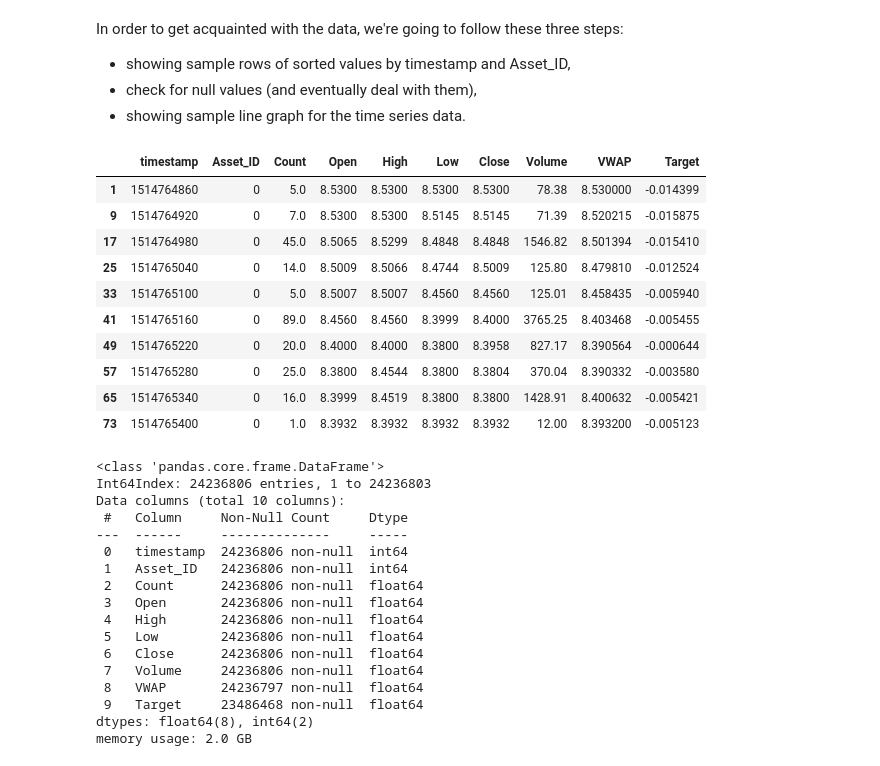
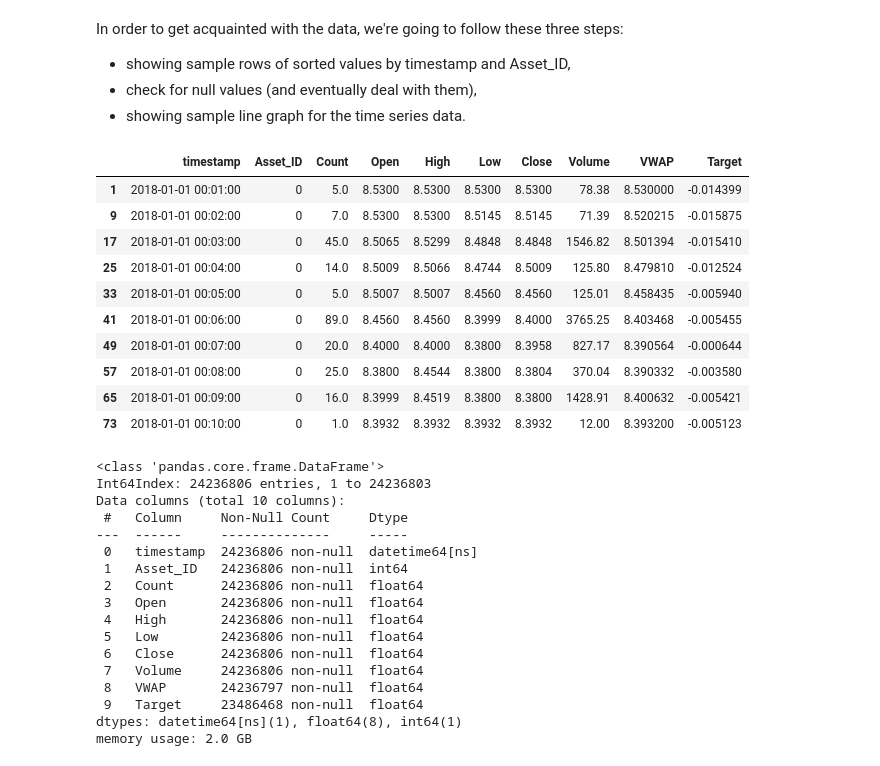
Before and after one commit to tfranza/crypto-forecasting, a Jupyter notebook: eda.ipynb, the cells around one changed output. Saved outputs shown, nothing was run; the diff lists cells and outputs as text; code cells hidden in the pictures.

```diff
--- a/eda.ipynb
+++ b/eda.ipynb
@@ -54,21 +54,21 @@ In order to get acquainted with the data, we're going to follow these three step
 - check for null values (and eventually deal with them),
 - showing sample line graph for the time series data.
 # %%
-#train['timestamp'] = pd.to_datetime(train['timestamp'], unit='ns')
+train['timestamp'] = train['timestamp'].astype('datetime64[s]')
 train.sort_values(['Asset_ID', 'timestamp'], inplace=True)
 train.head(10)
 # %% [output]
 |  | timestamp | Asset_ID | Count | Open | High | Low | Close | Volume | VWAP | Target |
-| 1 | 1514764860 | 0 | 5.0 | 8.5300 | 8.5300 | 8.5300 | 8.5300 | 78.38 | 8.530000 | -0.014399 |
-| 9 | 1514764920 | 0 | 7.0 | 8.5300 | 8.5300 | 8.5145 | 8.5145 | 71.39 | 8.520215 | -0.015875 |
-| 17 | 1514764980 | 0 | 45.0 | 8.5065 | 8.5299 | 8.4848 | 8.4848 | 1546.82 | 8.501394 | -0.015410 |
-| 25 | 1514765040 | 0 | 14.0 | 8.5009 | 8.5066 | 8.4744 | 8.5009 | 125.80 | 8.479810 | -0.012524 |
-| 33 | 1514765100 | 0 | 5.0 | 8.5007 | 8.5007 | 8.4560 | 8.4560 | 125.01 | 8.458435 | -0.005940 |
-| 41 | 1514765160 | 0 | 89.0 | 8.4560 | 8.4560 | 8.3999 | 8.4000 | 3765.25 | 8.403468 | -0.005455 |
-| 49 | 1514765220 | 0 | 20.0 | 8.4000 | 8.4000 | 8.3800 | 8.3958 | 827.17 | 8.390564 | -0.000644 |
-| 57 | 1514765280 | 0 | 25.0 | 8.3800 | 8.4544 | 8.3800 | 8.3804 | 370.04 | 8.390332 | -0.003580 |
-| 65 | 1514765340 | 0 | 16.0 | 8.3999 | 8.4519 | 8.3800 | 8.3800 | 1428.91 | 8.400632 | -0.005421 |
-| 73 | 1514765400 | 0 | 1.0 | 8.3932 | 8.3932 | 8.3932 | 8.3932 | 12.00 | 8.393200 | -0.005123 |
+| 1 | 2018-01-01 00:01:00 | 0 | 5.0 | 8.5300 | 8.5300 | 8.5300 | 8.5300 | 78.38 | 8.530000 | -0.014399 |
+| 9 | 2018-01-01 00:02:00 | 0 | 7.0 | 8.5300 | 8.5300 | 8.5145 | 8.5145 | 71.39 | 8.520215 | -0.015875 |
+| 17 | 2018-01-01 00:03:00 | 0 | 45.0 | 8.5065 | 8.5299 | 8.4848 | 8.4848 | 1546.82 | 8.501394 | -0.015410 |
+| 25 | 2018-01-01 00:04:00 | 0 | 14.0 | 8.5009 | 8.5066 | 8.4744 | 8.5009 | 125.80 | 8.479810 | -0.012524 |
+| 33 | 2018-01-01 00:05:00 | 0 | 5.0 | 8.5007 | 8.5007 | 8.4560 | 8.4560 | 125.01 | 8.458435 | -0.005940 |
+| 41 | 2018-01-01 00:06:00 | 0 | 89.0 | 8.4560 | 8.4560 | 8.3999 | 8.4000 | 3765.25 | 8.403468 | -0.005455 |
+| 49 | 2018-01-01 00:07:00 | 0 | 20.0 | 8.4000 | 8.4000 | 8.3800 | 8.3958 | 827.17 | 8.390564 | -0.000644 |
+| 57 | 2018-01-01 00:08:00 | 0 | 25.0 | 8.3800 | 8.4544 | 8.3800 | 8.3804 | 370.04 | 8.390332 | -0.003580 |
+| 65 | 2018-01-01 00:09:00 | 0 | 16.0 | 8.3999 | 8.4519 | 8.3800 | 8.3800 | 1428.91 | 8.400632 | -0.005421 |
+| 73 | 2018-01-01 00:10:00 | 0 | 1.0 | 8.3932 | 8.3932 | 8.3932 | 8.3932 | 12.00 | 8.393200 | -0.005123 |
 # %%
 train.info(show_counts=True)
 # %% [output]
@@ -77,7 +77,7 @@ Int64Index: 24236806 entries, 1 to 24236803
 Data columns (total 10 columns):
  #   Column     Non-Null Count     Dtype
 ---  ------     --------------     -----
- 0   timestamp  24236806 non-null  int64
+ 0   timestamp  24236806 non-null  datetime64[ns]
  1   Asset_ID   24236806 non-null  int64
  2   Count      24236806 non-null  float64
  3   Open       24236806 non-null  float64
@@ -87,7 +87,7 @@ Data columns (total 10 columns):
  7   Volume     24236806 non-null  float64
  8   VWAP       24236797 non-null  float64
  9   Target     23486468 non-null  float64
-dtypes: float64(8), int64(2)
+dtypes: datetime64[ns](1), float64(8), int64(1)
 memory usage: 2.0 GB
 # %%
 train.dropna(inplace=True)
```
Also changed, not shown: parts of 11 cells of this notebook.
